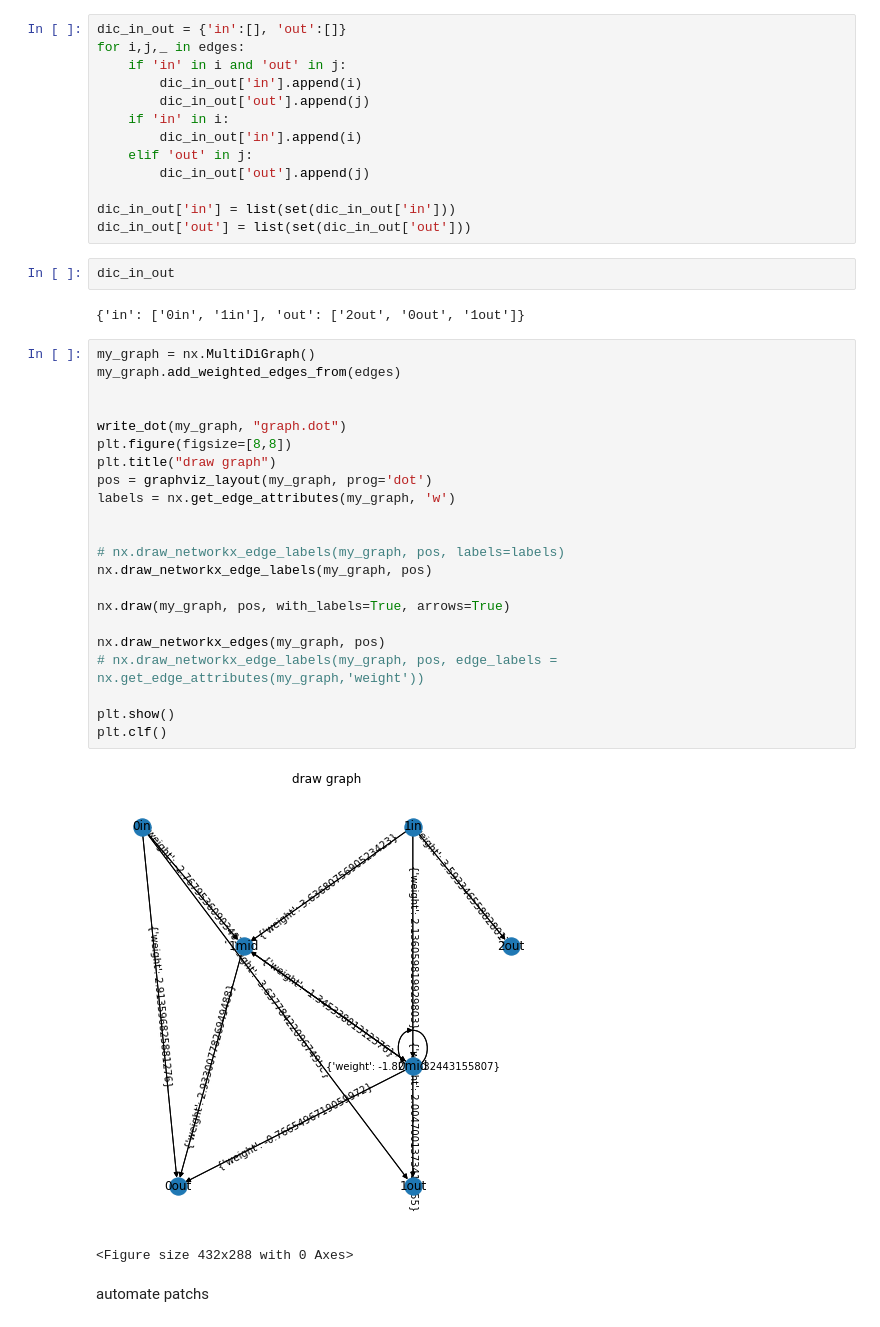
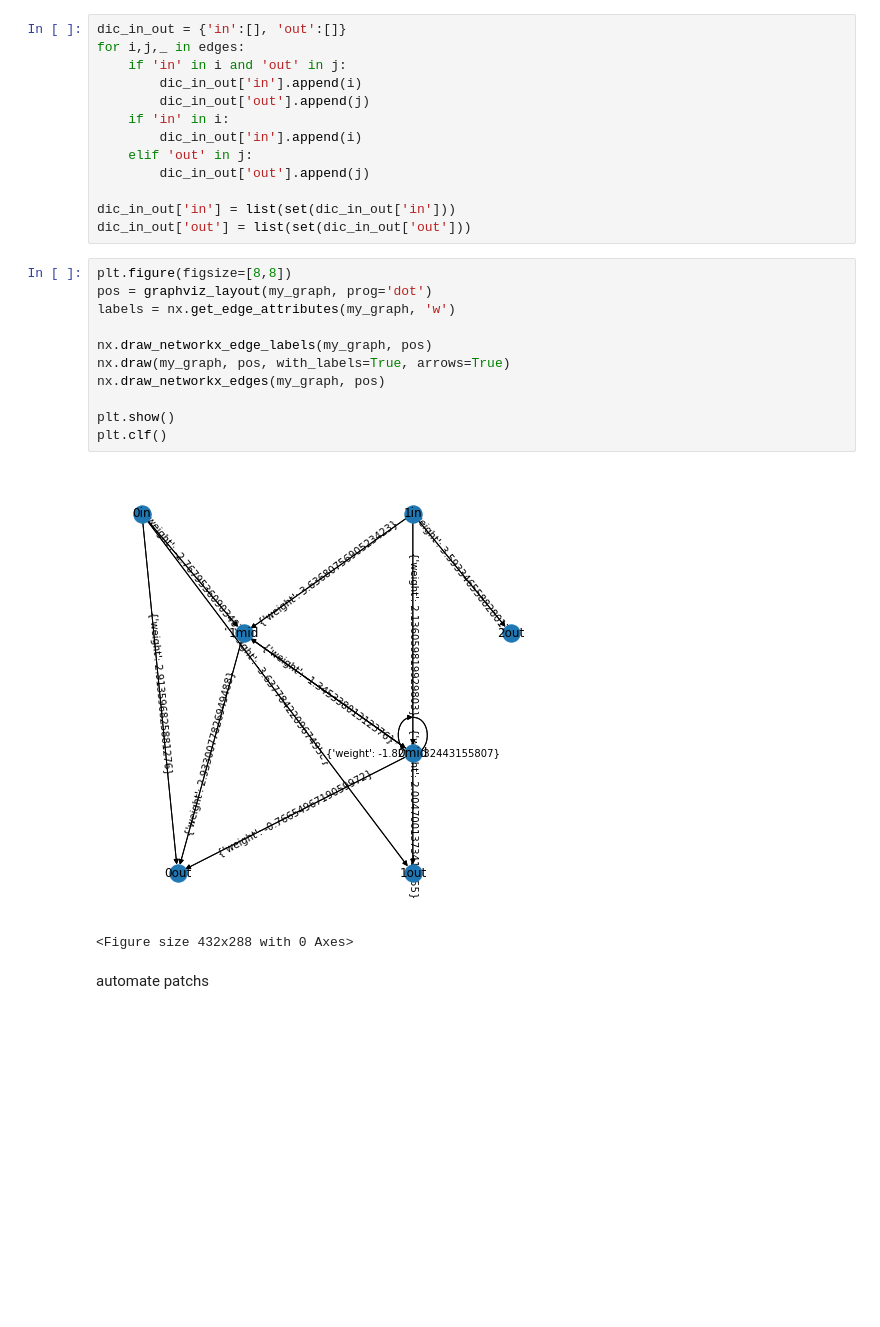
Before and after one commit to macka83/genetic_algorithm, a Jupyter notebook: networkx.ipynb, the cells around one changed output. Cells and saved outputs as stored; diff of their text form; blank space fills up the shorter version.

```diff
--- a/networkx.ipynb
+++ b/networkx.ipynb
@@ -33,34 +47,19 @@ for i,j,_ in edges:
 
 dic_in_out['in'] = list(set(dic_in_out['in']))
 dic_in_out['out'] = list(set(dic_in_out['out']))
-# %%
-dic_in_out
-# %% [output]
-{'in': ['0in', '1in'], 'out': ['2out', '0out', '1out']}
 # %%
-my_graph = nx.MultiDiGraph()
-my_graph.add_weighted_edges_from(edges)
-
-
-write_dot(my_graph, "graph.dot")
 plt.figure(figsize=[8,8])
-plt.title("draw graph")
 pos = graphviz_layout(my_graph, prog='dot')
 labels = nx.get_edge_attributes(my_graph, 'w')
 
-
-# nx.draw_networkx_edge_labels(my_graph, pos, labels=labels)
 nx.draw_networkx_edge_labels(my_graph, pos)
-
 nx.draw(my_graph, pos, with_labels=True, arrows=True)
-
 nx.draw_networkx_edges(my_graph, pos)
-# nx.draw_networkx_edge_labels(my_graph, pos, edge_labels = nx.get_edge_attributes(my_graph,'weight'))
 
 plt.show()
 plt.clf()
 # %% [output]
-[figure, old version]
+[figure, new version]
 <Figure size 432x288 with 0 Axes>
 # %% [markdown]
 automate patchs
```
Also changed, not shown: parts of 7 cells of this notebook.
